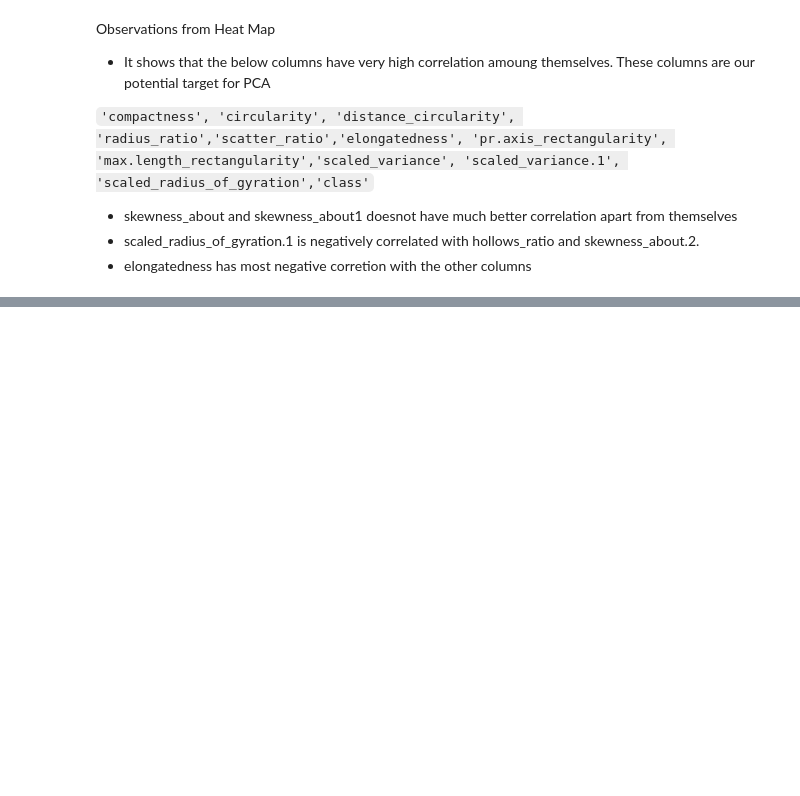
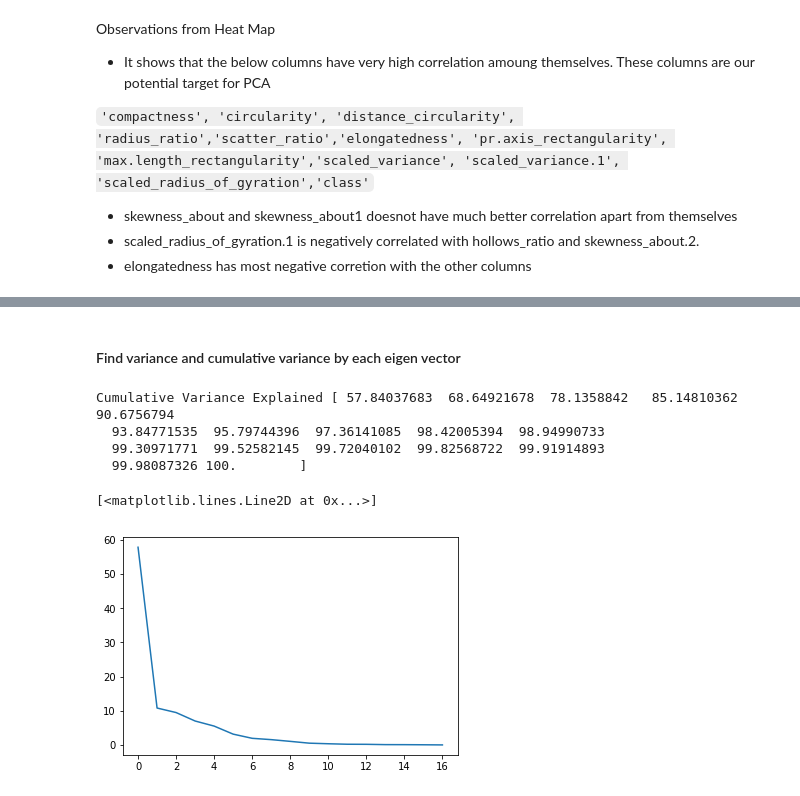
Before and after one commit to praveenveera/VehicleSilhouette_PCA, a Jupyter notebook: PCA.ipynb, the cells around one changed output, grey strips where cells are left out. Drawn from its saved outputs; the diff is of its cells as text; code cells hidden in the pictures; blank space fills up the shorter version.

```diff
--- a/PCA.ipynb
+++ b/PCA.ipynb
@@ -263,0 +364,3 @@ These columns are our potential target for PCA
+# %%
+cov_matrix = np.cov(XScaled.T)
+print('Covariance Matrix \n%s', cov_matrix)
@@ -263,0 +387,5 @@ These columns are our potential target for PCA
+# %%
+# Get eigen values and eigen vector
+eig_vals, eig_vecs = np.linalg.eig(cov_matrix)
+print('Eigen Vectors \n%s', eig_vecs)
+print('\n Eigen Values \n%s', eig_vals)
@@ -263,0 +410,17 @@ These columns are our potential target for PCA
+# %% [markdown]
+#### Find variance and cumulative variance by each eigen vector
+# %%
+tot = sum(eig_vals)
+var_exp = [( i /tot ) * 100 for i in sorted(eig_vals, reverse=True)]
+cum_var_exp = np.cumsum(var_exp)
+print("Cumulative Variance Explained", cum_var_exp)
+# %% [output]
+Cumulative Variance Explained [ 57.84037683  68.64921678  78.1358842   85.14810362  90.6756794
+  93.84771535  95.79744396  97.36141085  98.42005394  98.94990733
+  99.30971771  99.52582145  99.72040102  99.82568722  99.91914893
+  99.98087326 100.        ]
+# %%
+plt.plot(var_exp)
+# %% [output]
+[<matplotlib.lines.Line2D at 0x...>]
+[figure, added]
```
Also changed, not shown: parts of 22 cells of this notebook.
